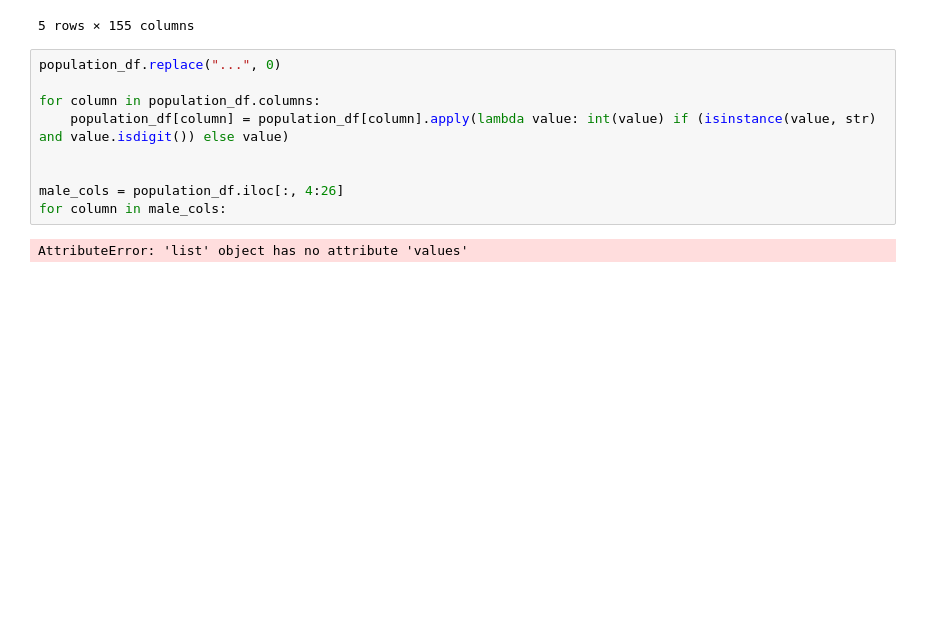
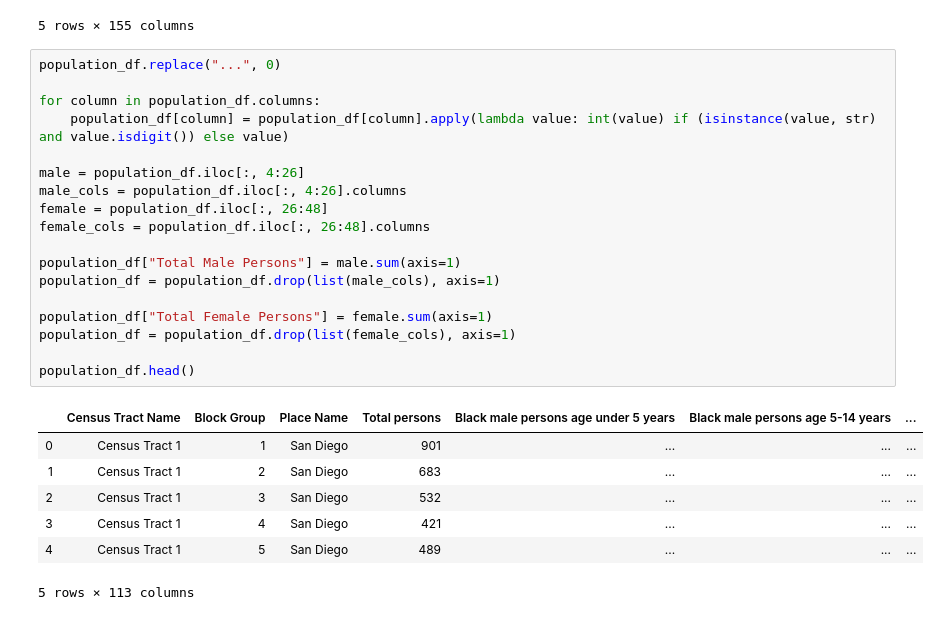
Before and after one commit to TerrileJ/DataHacks, a Jupyter notebook: housing_population_analysis.ipynb, the cells around one changed output. Saved outputs shown, nothing was run; the diff lists cells and outputs as text; blank space fills up the shorter version.

Commit message:
Total male and total female columns added; Age groups of males and females dropped

```diff
--- a/housing_population_analysis.ipynb
+++ b/housing_population_analysis.ipynb
@@ -30,11 +30,26 @@ population_df.head()
 # %%
 population_df.replace("...", 0)
 
 for column in population_df.columns:
     population_df[column] = population_df[column].apply(lambda value: int(value) if (isinstance(value, str) and value.isdigit()) else value)
 
+male = population_df.iloc[:, 4:26]
+male_cols = population_df.iloc[:, 4:26].columns
+female = population_df.iloc[:, 26:48]
+female_cols = population_df.iloc[:, 26:48].columns
 
-male_cols = population_df.iloc[:, 4:26]
-for column in male_cols:
+population_df["Total Male Persons"] = male.sum(axis=1)
+population_df = population_df.drop(list(male_cols), axis=1)
+
+population_df["Total Female Persons"] = female.sum(axis=1)
+population_df = population_df.drop(list(female_cols), axis=1)
+
+population_df.head()
 # %% [output]
+|  | Census Tract Name | Block Group | Place Name | Total persons | Black male persons age under 5 years | Black male persons age 5-14 years | ... |
+| 0 | Census Tract 1 | 1 | San Diego | 901 | ... | ... | ... |
+| 1 | Census Tract 1 | 2 | San Diego | 683 | ... | ... | ... |
+| 2 | Census Tract 1 | 3 | San Diego | 532 | ... | ... | ... |
+| 3 | Census Tract 1 | 4 | San Diego | 421 | ... | ... | ... |
+| 4 | Census Tract 1 | 5 | San Diego | 489 | ... | ... | ... |
-AttributeError: 'list' object has no attribute 'values'
+5 rows × 113 columns
```
Also changed, not shown: parts of 1 cell of this notebook.
